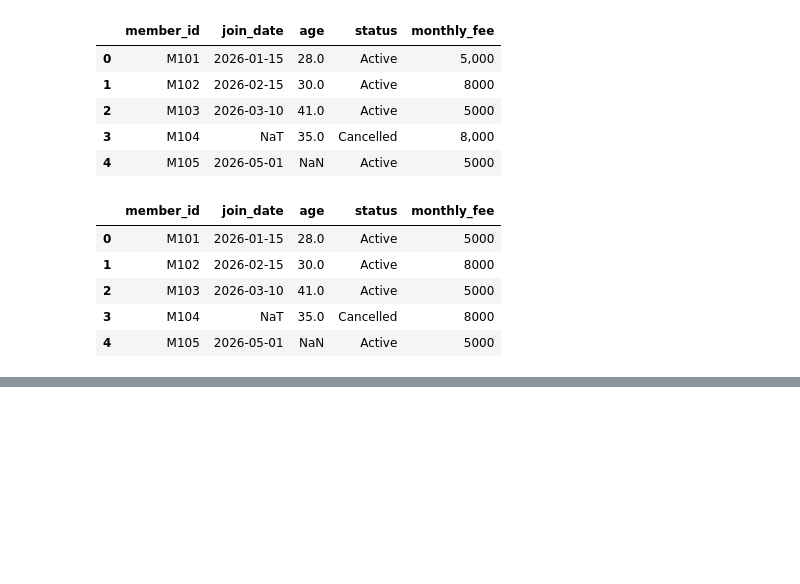
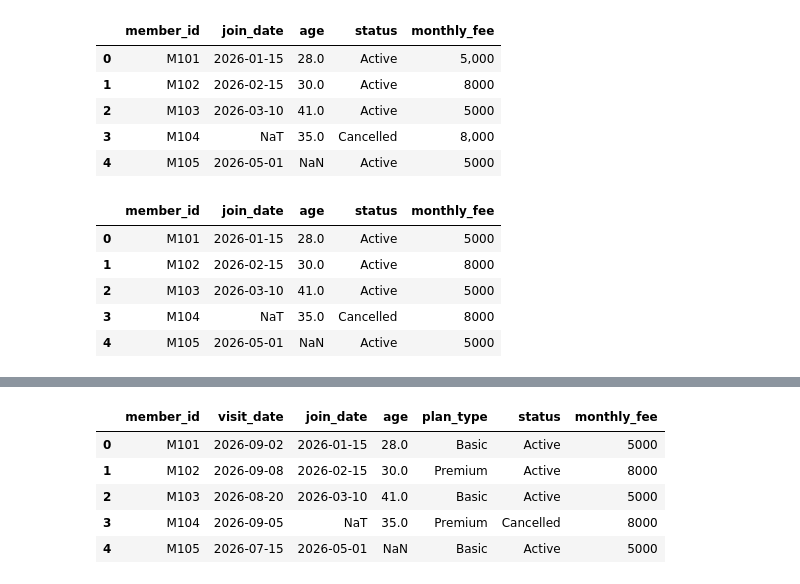
Before and after one commit to shota98501/workspace, a Jupyter notebook: Practice/Weekly/Ⅲ/clean_data.ipynb, the cells around one changed output, grey strips where cells are left out. Saved outputs shown, nothing was run; the diff lists cells and outputs as text; code cells hidden in the pictures; blank space fills up the shorter version.

```diff
--- a/Practice/Weekly/Ⅲ/clean_data.ipynb
+++ b/Practice/Weekly/Ⅲ/clean_data.ipynb
@@ -74,0 +122,11 @@ df
+# %%
+df = all_df[["member_id","visit_date","join_date","age","plan_type","status","monthly_fee"]]
+# %%
+df
+# %% [output]
+|  | member_id | visit_date | join_date | age | plan_type | status | monthly_fee |
+| 0 | M101 | 2026-09-02 | 2026-01-15 | 28.0 | Basic | Active | 5000 |
+| 1 | M102 | 2026-09-08 | 2026-02-15 | 30.0 | Premium | Active | 8000 |
+| 2 | M103 | 2026-08-20 | 2026-03-10 | 41.0 | Basic | Active | 5000 |
+| 3 | M104 | 2026-09-05 | NaT | 35.0 | Premium | Cancelled | 8000 |
+| 4 | M105 | 2026-07-15 | 2026-05-01 | NaN | Basic | Active | 5000 |
```
Also changed, not shown: parts of 5 cells of this notebook, 4 other files.
